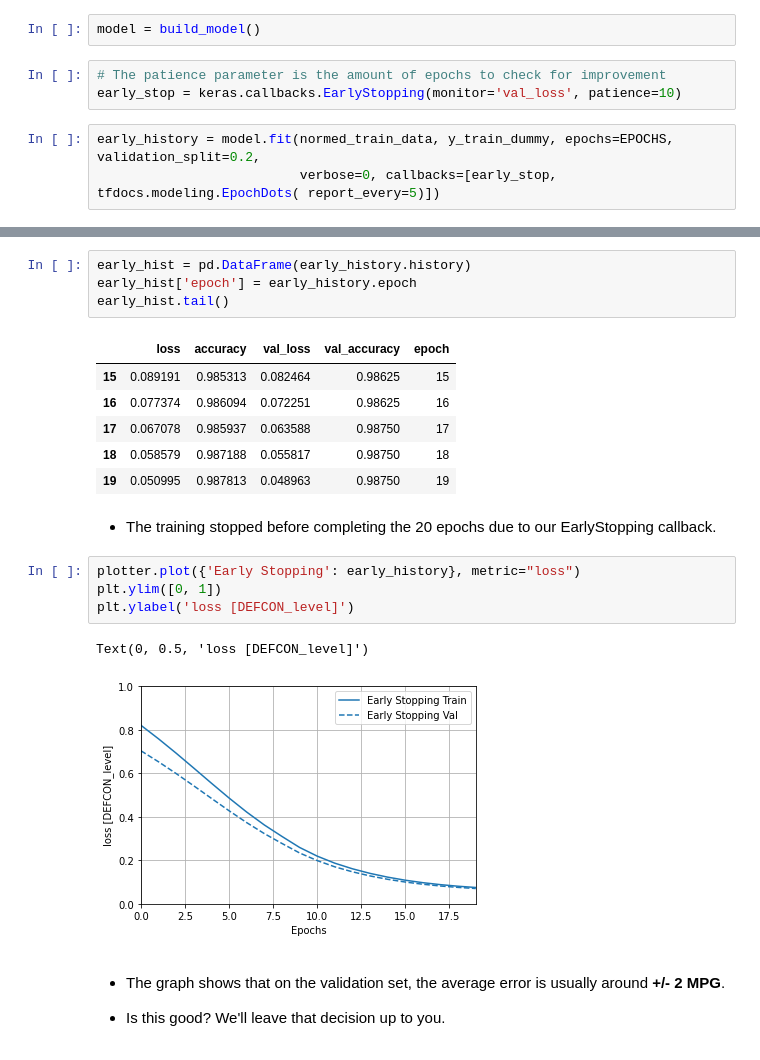
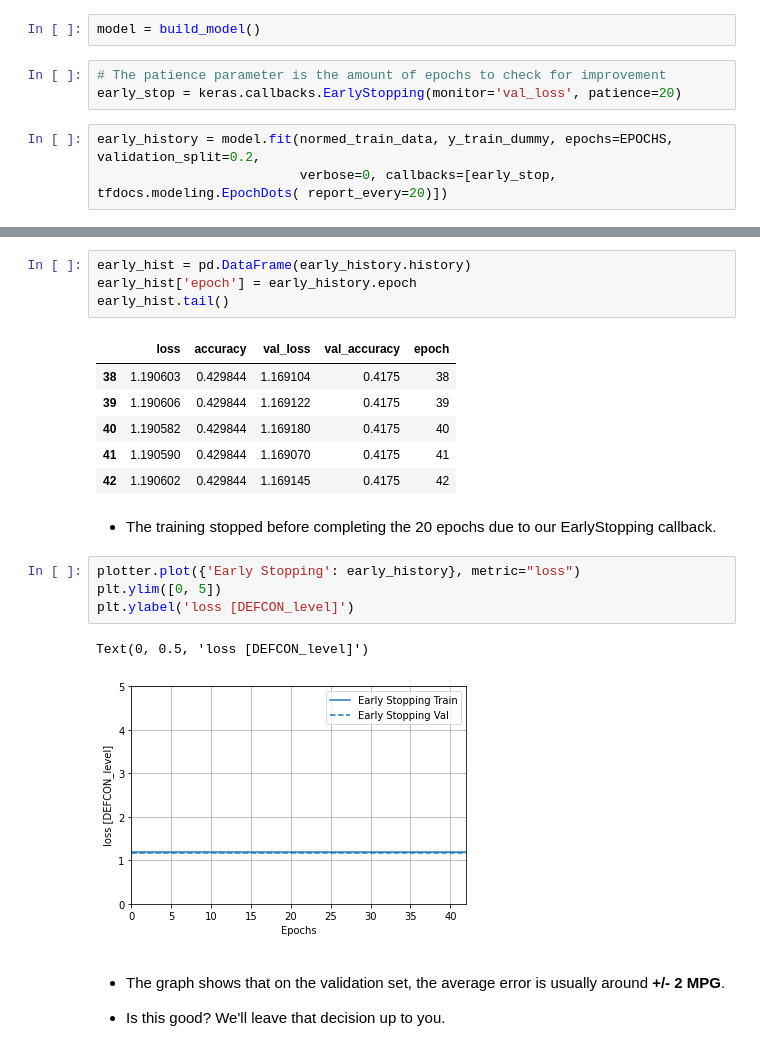
Before and after one commit to Archandra12/Deeplearning-Project, a Jupyter notebook: DEFCON.ipynb, the cells around one changed output, grey strips where cells are left out. Cells and saved outputs as stored; diff of their text form.

```diff
--- a/DEFCON.ipynb
+++ b/DEFCON.ipynb
@@ -517,8 +535,8 @@ plt.show()
 model = build_model()
 # %%
 # The patience parameter is the amount of epochs to check for improvement
-early_stop = keras.callbacks.EarlyStopping(monitor='val_loss', patience=10)
+early_stop = keras.callbacks.EarlyStopping(monitor='val_loss', patience=20)
 # %%
 early_history = model.fit(normed_train_data, y_train_dummy, epochs=EPOCHS, validation_split=0.2,
-                          verbose=0, callbacks=[early_stop, tfdocs.modeling.EpochDots( report_every=5)])
+                          verbose=0, callbacks=[early_stop, tfdocs.modeling.EpochDots( report_every=20)])
 # %% [output]
@@ -536,20 +552,20 @@ early_hist['epoch'] = early_history.epoch
 early_hist.tail()
 # %% [output]
 |  | loss | accuracy | val_loss | val_accuracy | epoch |
-| 15 | 0.089191 | 0.985313 | 0.082464 | 0.98625 | 15 |
-| 16 | 0.077374 | 0.986094 | 0.072251 | 0.98625 | 16 |
-| 17 | 0.067078 | 0.985937 | 0.063588 | 0.98750 | 17 |
-| 18 | 0.058579 | 0.987188 | 0.055817 | 0.98750 | 18 |
-| 19 | 0.050995 | 0.987813 | 0.048963 | 0.98750 | 19 |
+| 38 | 1.190603 | 0.429844 | 1.169104 | 0.4175 | 38 |
+| 39 | 1.190606 | 0.429844 | 1.169122 | 0.4175 | 39 |
+| 40 | 1.190582 | 0.429844 | 1.169180 | 0.4175 | 40 |
+| 41 | 1.190590 | 0.429844 | 1.169070 | 0.4175 | 41 |
+| 42 | 1.190602 | 0.429844 | 1.169145 | 0.4175 | 42 |
 # %% [markdown]
 - The training stopped before completing the 20 epochs due to our EarlyStopping callback.
 # %%
 plotter.plot({'Early Stopping': early_history}, metric="loss")
-plt.ylim([0, 1])
+plt.ylim([0, 5])
 plt.ylabel('loss [DEFCON_level]')
 # %% [output]
 Text(0, 0.5, 'loss [DEFCON_level]')
-[figure, old version]
+[figure, new version]
 # %% [markdown]
 - The graph shows that on the validation set, the average error is usually around **+/- 2 MPG**.
 
```
Also changed, not shown: parts of 8 cells of this notebook.
